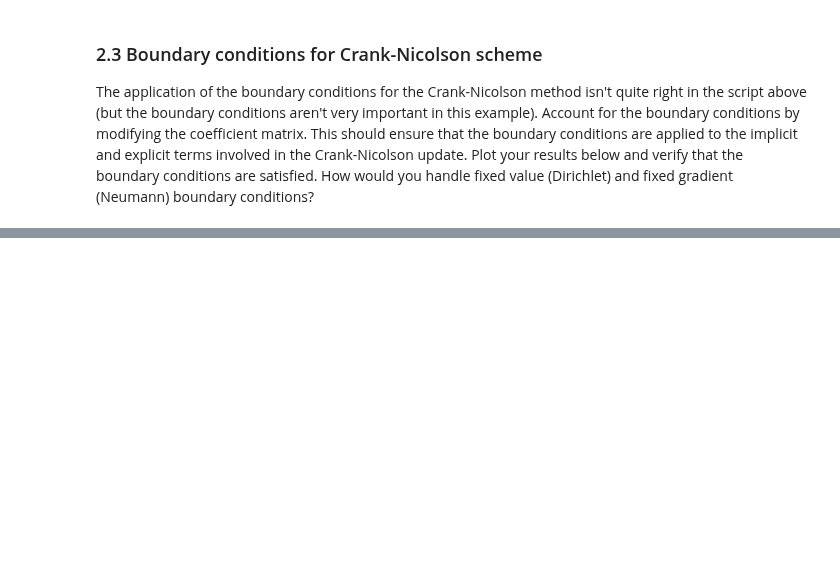
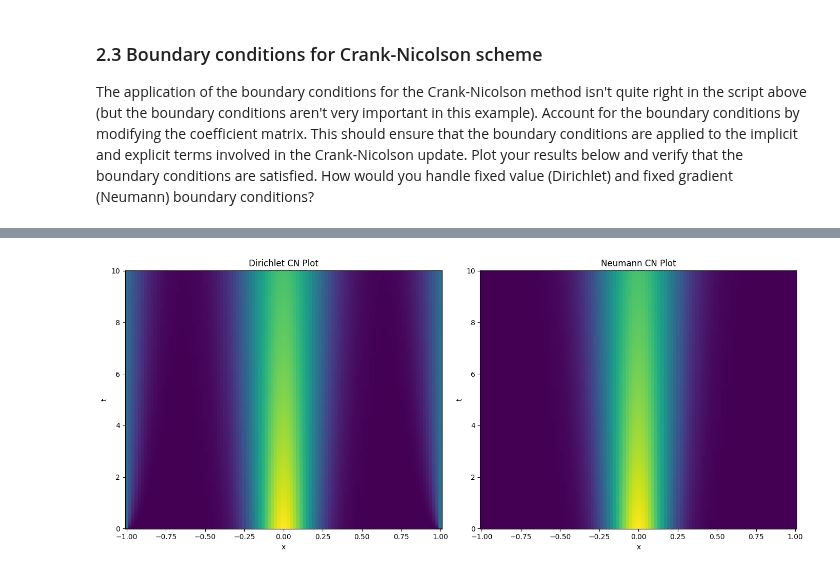
Before and after one commit to SquidsofDoom/QCES, a Jupyter notebook: Project1_numerical_methods.ipynb, the cells around one changed output, grey strips where cells are left out. Cells and saved outputs as stored; diff of their text form; code cells hidden in the pictures; blank space fills up the shorter version.

```diff
--- a/Project1_numerical_methods.ipynb
+++ b/Project1_numerical_methods.ipynb
@@ -489,0 +465,89 @@ We have just solved for homogenous ($N_0 = N_L = 0$) in the code above, and have
+# %%
+def N_construct_M(x):
+    # Build a coefficient matrix, such that M*c is the discrete version of d^2/dx^2(c)
+        dx = x[1] - x[0]  # Infer the uniform grid spacing
+        M = (np.diag(np.ones(Nx-1), -1) - 2*np.diag(np.ones(Nx), 0) + np.diag(np.ones(Nx-1), 1)) / dx**2
+        M = sp.csr_matrix(M) # Turn M into a sparse matrix to save memory and improve speed
+        M[0,1] = 2.0
+        M[-1,-2] = 2.0
+        return M
+kappa = 0.001
+
+def N_CN(x, t, kappa):
+# This function timesteps the diffusion equation with homogeneous Neumann boundary conditions
+# using the explicit Euler and second order finite difference methods
+    start_time = time.time()  # Start a timer
+
+    # Infer the timestep from the time array
+    dt = t[1] - t[0]
+
+    M = N_construct_M(x)  # Construct the coefficient matrix for the second derivative
+
+    # Set the number of gridpoints in x and t
+    Nx = len(x); Nt = len(t)
+
+    A = sp.eye(Nx) - 0.5 * dt * kappa * M  # This matrix appears on the LHS in the C-N scheme
+    A_inv = spla.inv(A) # Calculate the inverse of A (this only needs to be done once)
+
+    # Create an empty sparse array to store the solution
+    c = np.zeros((Nx, Nt))
+
+    c[:, 0] = set_ics(x, kappa, 10)  # Set the initial condition
+
+    for k in range(1, Nt): # loop over the number of timesteps
+        c[:, k] = A_inv @ (c[:, k-1] + 0.5 * dt * kappa * (M @ c[:, k-1]))
+        # Enforce the boundary conditions
+
+    return c
+
+
+
+Nc_CN = N_CN(x, t, kappa)
+
+def D_CN(x, t, kappa):
+# This function timesteps the diffusion equation with homogeneous Neumann boundary conditions
+# using the explicit Euler and second order finite difference methods
+    start_time = time.time()  # Start a timer
+
+    # Infer the timestep from the time array
+    dt = t[1] - t[0]
+
+    M = construct_M(x)  # Construct the coefficient matrix for the second derivative
+
+    # Set the number of gridpoints in x and t
+    Nx = len(x); Nt = len(t)
+
+    A = sp.eye(Nx) - 0.5 * dt * kappa * M  # This matrix appears on the LHS in the C-N scheme
+    A_inv = spla.inv(A) # Calculate the inverse of A (this only needs to be done once)
+
+    # Create an empty sparse array to store the solution
+    c = np.zeros((Nx, Nt))
+
+    c[:, 0] = set_ics(x, kappa, 10)  # Set the initial condition
+    leftbound = 1
+    rightbound = 1
+    for k in range(1, Nt): # loop over the number of timesteps
+        c[:, k] = A_inv @ (c[:, k-1] + 0.5 * dt * kappa * (M @ c[:, k-1]))
+        # Enforce the boundary conditions
+        c[0, k] = leftbound
+        c[-1, k] = rightbound
+    return c
+Dc_CN = D_CN(x, t, kappa)
+
+plt.figure(figsize=(14, 6))
+
+plt.subplot(1, 2, 1)
+plt.pcolormesh(x, t, Dc_CN.T, shading='auto')
+plt.xlabel('x')
+plt.ylabel('t')
+plt.title('Dirichlet CN Plot')
+
+plt.subplot(1,2,2)
+plt.pcolormesh(x, t, Nc_CN.T, shading='auto')
+plt.xlabel('x')
+plt.ylabel('t')
+plt.title('Neumann CN Plot')
+plt.tight_layout()
+plt.show()
+# %% [output]
+[figure, added]
```
Also changed, not shown: parts of 3 cells of this notebook.
